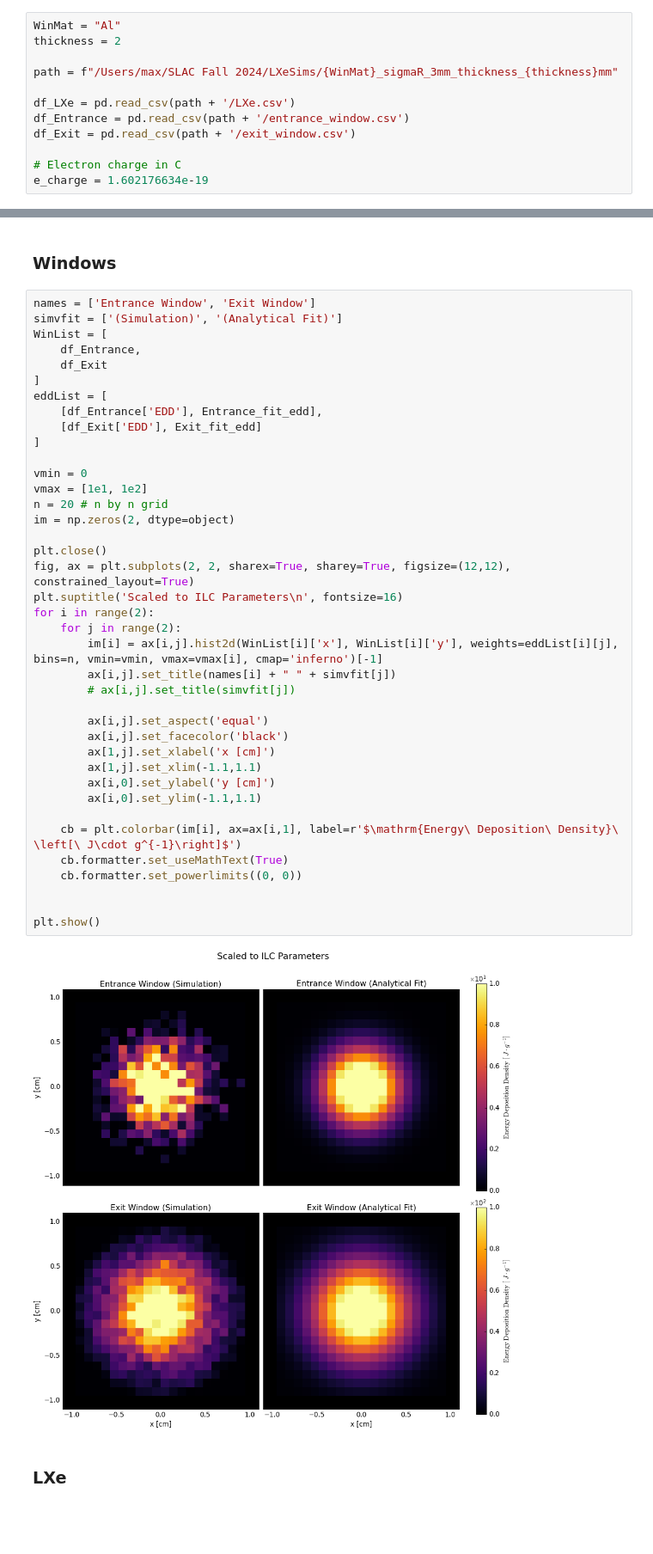
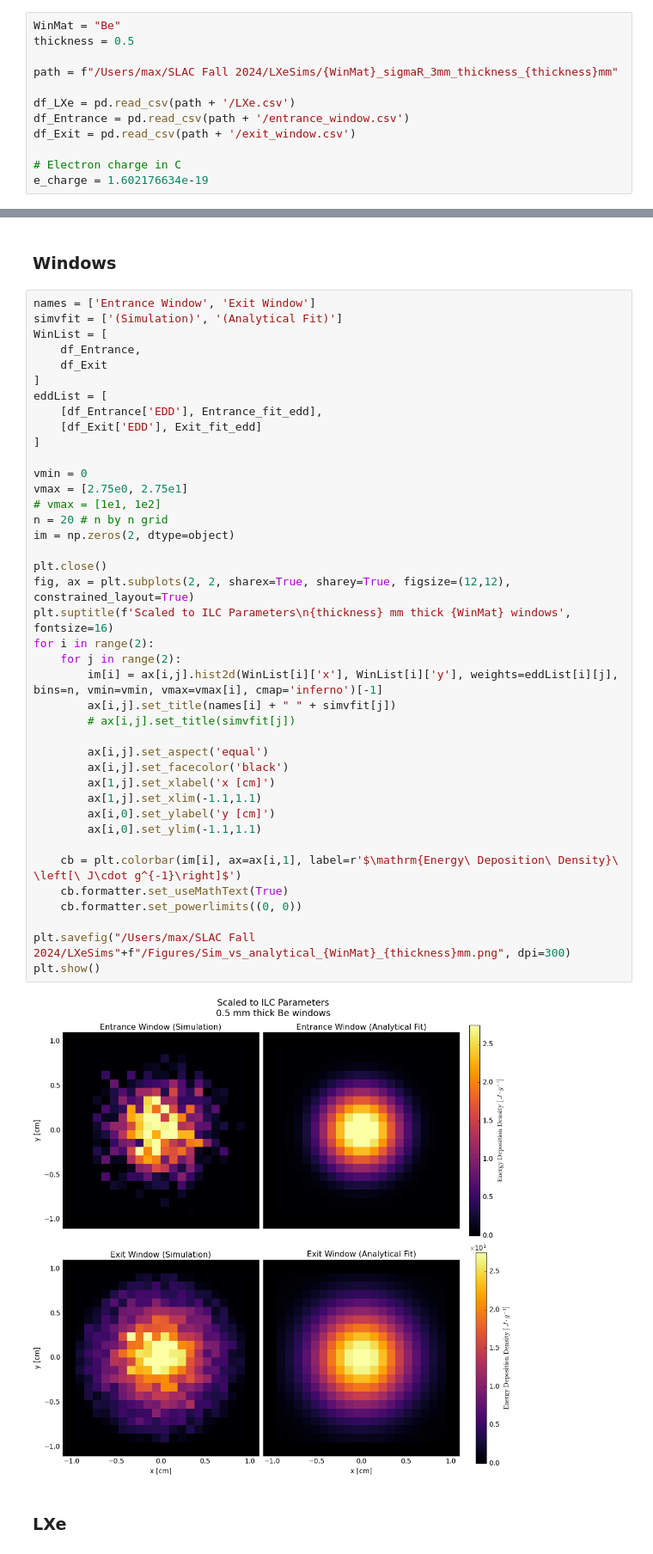
Before and after one commit to MaxVarverakis/G4Bl-LXeSims, a Jupyter notebook: analysis/analytical_comparison.ipynb, the cells around one changed output, grey strips where cells are left out. Shown at 86% size. Saved outputs shown, nothing was run; the diff lists cells and outputs as text; blank space fills up the shorter version.

Commit message:
Animations/plots for all 4 window cases

```diff
--- a/analysis/analytical_comparison.ipynb
+++ b/analysis/analytical_comparison.ipynb
@@ -38,8 +38,8 @@ customCMAP()
 # %% [markdown]
 # Load data
 # %%
-WinMat = "Al"
-thickness = 2
+WinMat = "Be"
+thickness = 0.5
 
 path = f"/Users/max/SLAC Fall 2024/LXeSims/{WinMat}_sigmaR_3mm_thickness_{thickness}mm"
 
@@ -227,37 +227,38 @@ WinList = [
 eddList = [
     [df_Entrance['EDD'], Entrance_fit_edd],
     [df_Exit['EDD'], Exit_fit_edd]
 ]
 
 vmin = 0
-vmax = [1e1, 1e2]
+vmax = [2.75e0, 2.75e1]
+# vmax = [1e1, 1e2]
 n = 20 # n by n grid
 im = np.zeros(2, dtype=object)
 
 plt.close()
 fig, ax = plt.subplots(2, 2, sharex=True, sharey=True, figsize=(12,12), constrained_layout=True)
-plt.suptitle('Scaled to ILC Parameters\n', fontsize=16)
+plt.suptitle(f'Scaled to ILC Parameters\n{thickness} mm thick {WinMat} windows', fontsize=16)
 for i in range(2):
     for j in range(2):
         im[i] = ax[i,j].hist2d(WinList[i]['x'], WinList[i]['y'], weights=eddList[i][j], bins=n, vmin=vmin, vmax=vmax[i], cmap='inferno')[-1]
         ax[i,j].set_title(names[i] + " " + simvfit[j])
         # ax[i,j].set_title(simvfit[j])
 
         ax[i,j].set_aspect('equal')
         ax[i,j].set_facecolor('black')
         ax[1,j].set_xlabel('x [cm]')
         ax[1,j].set_xlim(-1.1,1.1)
         ax[i,0].set_ylabel('y [cm]')
         ax[i,0].set_ylim(-1.1,1.1)
 
     cb = plt.colorbar(im[i], ax=ax[i,1], label=r'$\mathrm{Energy\ Deposition\ Density}\ \left[\ J\cdot g^{-1}\right]$')
     cb.formatter.set_useMathText(True)
     cb.formatter.set_powerlimits((0, 0))
 
-
+plt.savefig("/Users/max/SLAC Fall 2024/LXeSims"+f"/Figures/Sim_vs_analytical_{WinMat}_{thickness}mm.png", dpi=300)
 plt.show()
 # %% [output]
-[figure, old version]
+[figure, new version]
 # %% [markdown]
 ### LXe
 # %%
```
Also changed, not shown: parts of 4 cells of this notebook.
